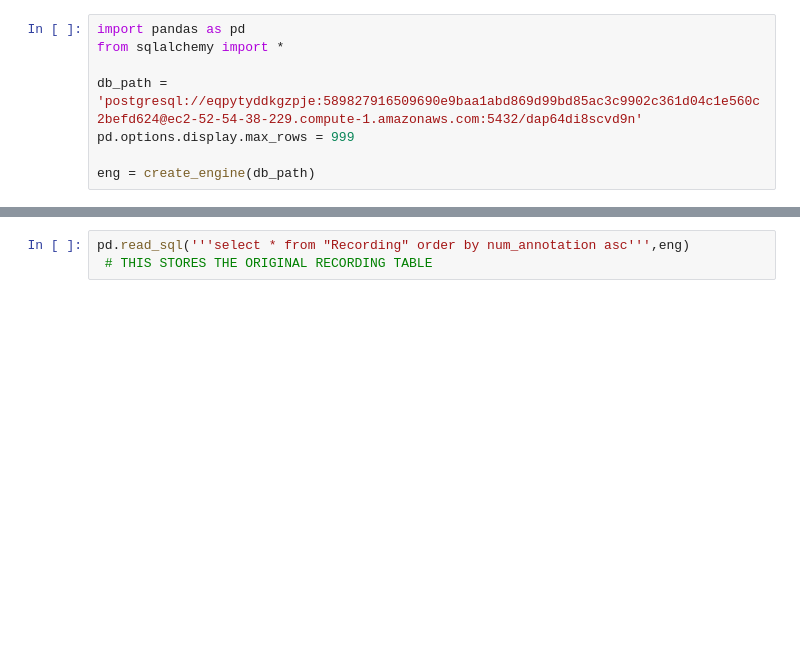
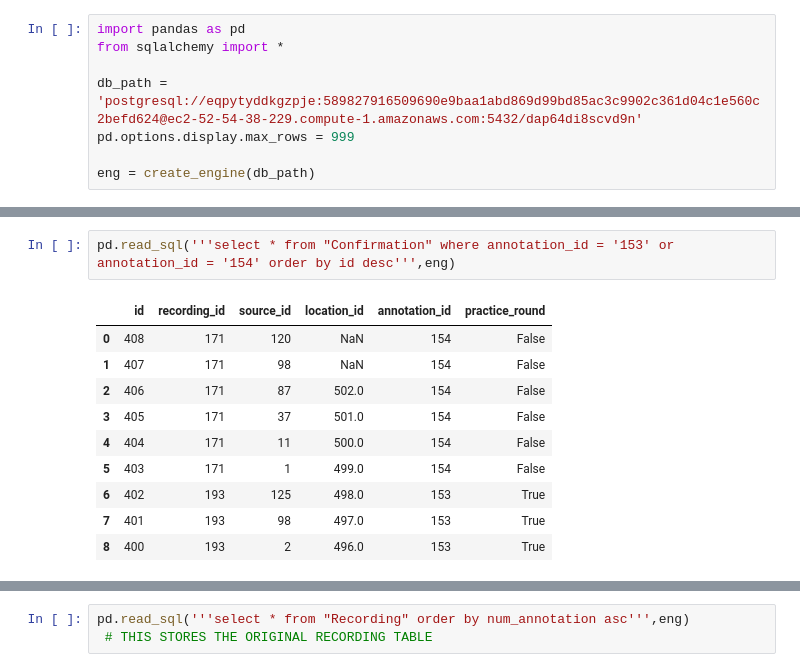
Before and after one commit to ANNIZHENG/Temp-Annotation-Interface, a Jupyter notebook: database/db.ipynb, the cells around one changed output, grey strips where cells are left out. Cells and saved outputs as stored; diff of their text form; blank space fills up the shorter version.

```diff
--- a/database/db.ipynb
+++ b/database/db.ipynb
@@ -20 +20,14 @@ pd.read_sql('''select * from "Annotation" where survey_id = '22601edf-a87e-4714-
+# %%
+pd.read_sql('''select * from "Confirmation" where annotation_id = '153' or annotation_id = '154' order by id desc''',eng)
+# %% [output]
+|  | id | recording_id | source_id | location_id | annotation_id | practice_round |
+| 0 | 408 | 171 | 120 | NaN | 154 | False |
+| 1 | 407 | 171 | 98 | NaN | 154 | False |
+| 2 | 406 | 171 | 87 | 502.0 | 154 | False |
+| 3 | 405 | 171 | 37 | 501.0 | 154 | False |
+| 4 | 404 | 171 | 11 | 500.0 | 154 | False |
+| 5 | 403 | 171 | 1 | 499.0 | 154 | False |
+| 6 | 402 | 193 | 125 | 498.0 | 153 | True |
+| 7 | 401 | 193 | 98 | 497.0 | 153 | True |
+| 8 | 400 | 193 | 2 | 496.0 | 153 | True |
 # %%
```
Also changed, not shown: parts of 5 cells of this notebook, 1 other file.
